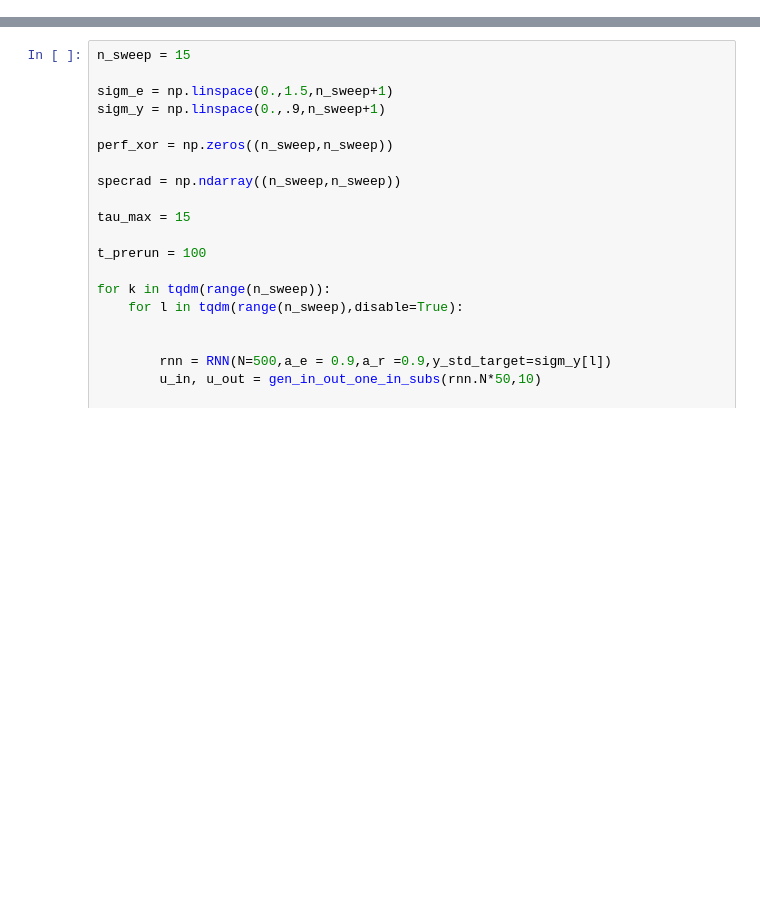
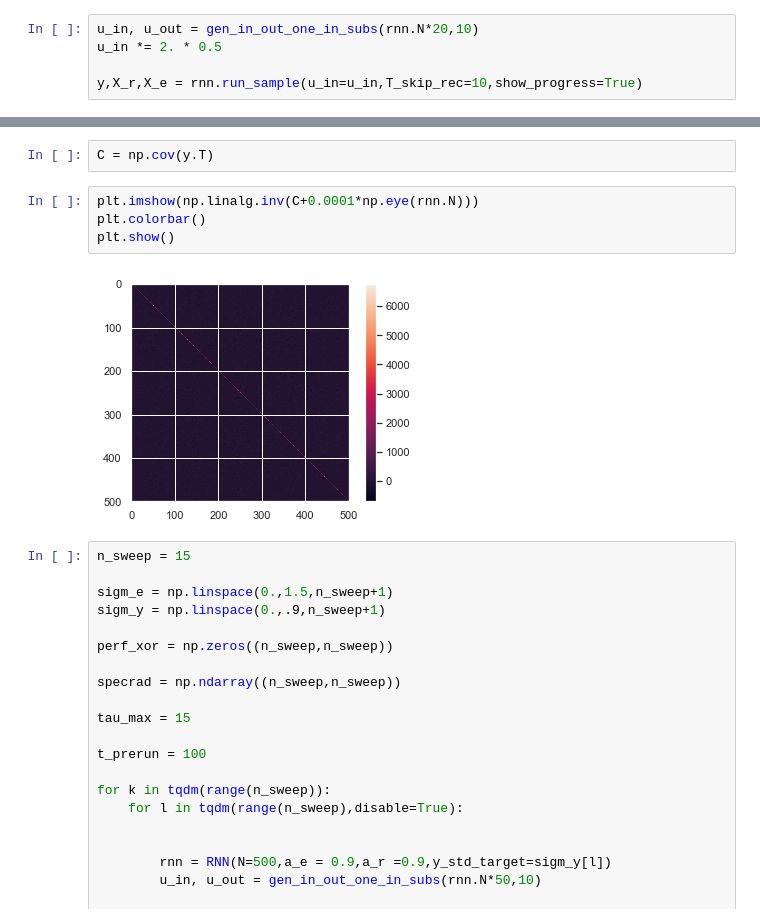
Before and after one commit to FabianSchubert/DrivenRandNetworkCriticality, a Jupyter notebook: code/Gradient_Based_Adaptation/rnn_positive_act.ipynb, the cells around one changed output, grey strips where cells are left out. Saved outputs shown, nothing was run; the diff lists cells and outputs as text; blank space fills up the shorter version.

```diff
--- a/code/Gradient_Based_Adaptation/rnn_positive_act.ipynb
+++ b/code/Gradient_Based_Adaptation/rnn_positive_act.ipynb
@@ -380,0 +456,5 @@ class RNN():
+# %%
+u_in, u_out = gen_in_out_one_in_subs(rnn.N*20,10)
+u_in *= 2. * 0.5
+
+y,X_r,X_e = rnn.run_sample(u_in=u_in,T_skip_rec=10,show_progress=True)
@@ -381,3 +463,11 @@ class RNN():
+# %%
+C = np.cov(y.T)
+# %%
+plt.imshow(np.linalg.inv(C+0.0001*np.eye(rnn.N)))
+plt.colorbar()
+plt.show()
+# %% [output]
+[figure, added]
 # %%
 n_sweep = 15
 
```
Also changed, not shown: parts of 5 cells of this notebook, 1 other file.
